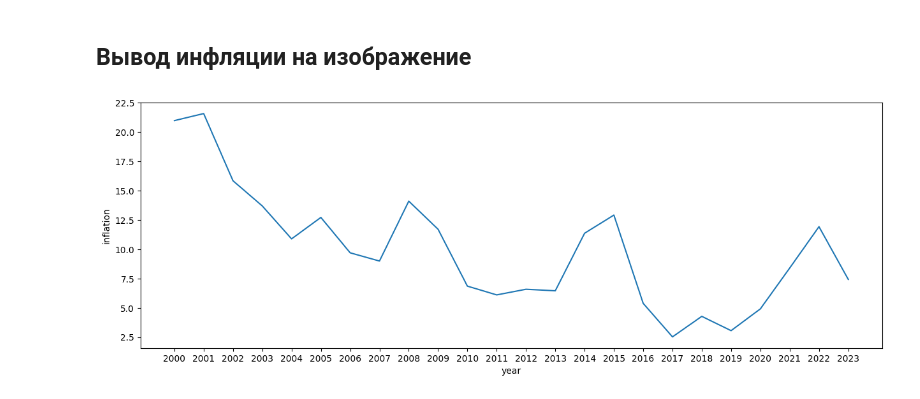
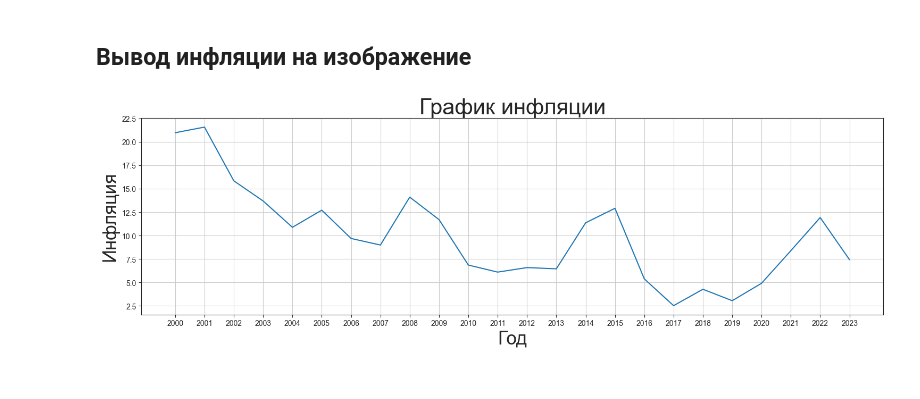
Before and after one commit to vladimir-vova/RevenueAnalyst, a Jupyter notebook: test.ipynb, the cells around one changed output. Drawn from its saved outputs; the diff is of its cells as text; code cells hidden in the pictures.

Commit message:
Изменение некоторые данные при выводе графика

```diff
--- a/test.ipynb
+++ b/test.ipynb
@@ -69,7 +69,12 @@ InfDf = pd.DataFrame(data, columns = ['year', 'inflation'])
 ## Вывод инфляции на изображение
 # %%
 plt.figure(figsize=(15,5))
-sns.lineplot(data=InfDf, x="year", y="inflation")
+axes = sns.lineplot(data=InfDf, x="year", y="inflation")
+plt.title('График инфляции', fontsize=30)
+axes.set_xlabel('Год', fontsize=25)
+axes.set_ylabel('Инфляция', fontsize=25)
+plt.grid(True)
+plt.tight_layout()
 plt.show()
 # %% [output]
-[figure, old version]
+[figure, new version]
```
